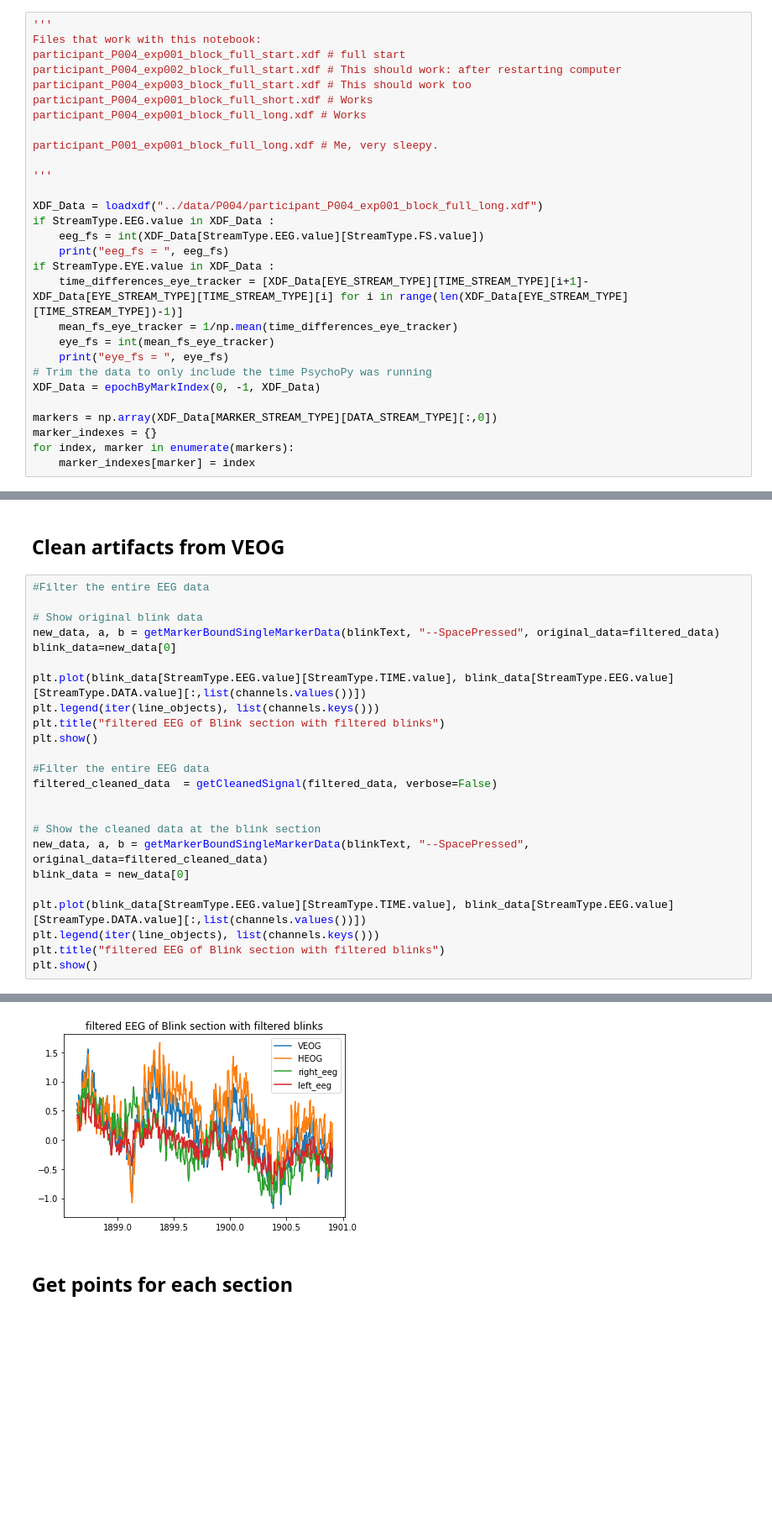
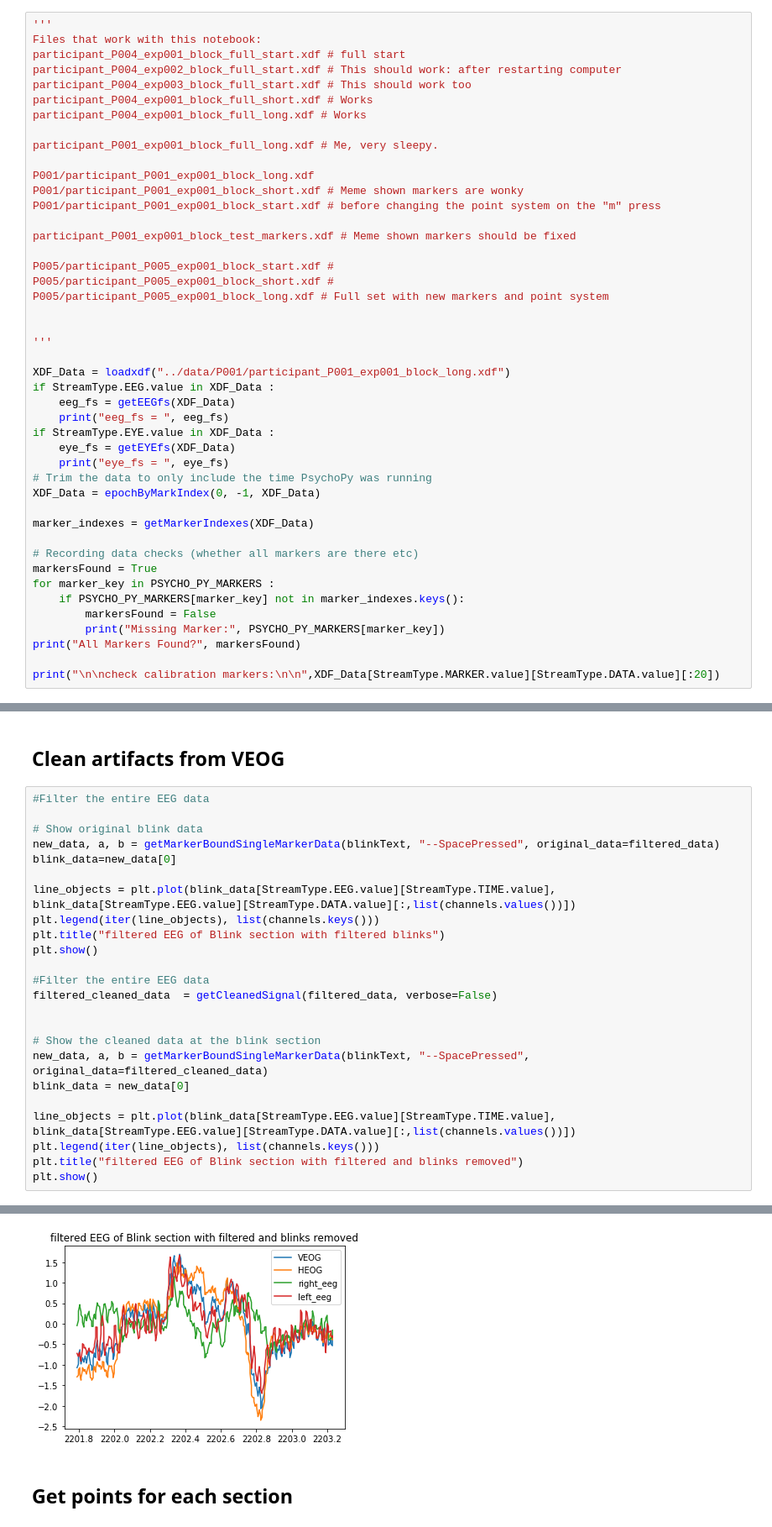
Before and after one commit to D1o0g9s/MyND, a Jupyter notebook: Data Analysis/03_Data Analysis Part 2.ipynb, the cells around one changed output, grey strips where cells are left out. Shown: that part at 84% size. Drawn from its saved outputs; the diff is of its cells as text; blank space fills up the shorter version.

```diff
--- a/Data Analysis/03_Data Analysis Part 2.ipynb
+++ b/Data Analysis/03_Data Analysis Part 2.ipynb
@@ -38,23 +175,39 @@ participant_P004_exp001_block_full_long.xdf # Works
 
 participant_P001_exp001_block_full_long.xdf # Me, very sleepy.
 
+P001/participant_P001_exp001_block_long.xdf
+P001/participant_P001_exp001_block_short.xdf # Meme shown markers are wonky
+P001/participant_P001_exp001_block_start.xdf # before changing the point system on the "m" press
+
+participant_P001_exp001_block_test_markers.xdf # Meme shown markers should be fixed
+
+P005/participant_P005_exp001_block_start.xdf #
+P005/participant_P005_exp001_block_short.xdf #
+P005/participant_P005_exp001_block_long.xdf # Full set with new markers and point system
+
+
 '''
 
-XDF_Data = loadxdf("../data/P004/participant_P004_exp001_block_full_long.xdf")
+XDF_Data = loadxdf("../data/P001/participant_P001_exp001_block_long.xdf")
 if StreamType.EEG.value in XDF_Data :
-    eeg_fs = int(XDF_Data[StreamType.EEG.value][StreamType.FS.value])
+    eeg_fs = getEEGfs(XDF_Data)
     print("eeg_fs = ", eeg_fs)
 if StreamType.EYE.value in XDF_Data :
-    time_differences_eye_tracker = [XDF_Data[EYE_STREAM_TYPE][TIME_STREAM_TYPE][i+1]-XDF_Data[EYE_STREAM_TYPE][TIME_STREAM_TYPE][i] for i in range(len(XDF_Data[EYE_STREAM_TYPE][TIME_STREAM_TYPE])-1)]
-    mean_fs_eye_tracker = 1/np.mean(time_differences_eye_tracker)
-    eye_fs = int(mean_fs_eye_tracker)
+    eye_fs = getEYEfs(XDF_Data)
     print("eye_fs = ", eye_fs)
 # Trim the data to only include the time PsychoPy was running
 XDF_Data = epochByMarkIndex(0, -1, XDF_Data)
 
-markers = np.array(XDF_Data[MARKER_STREAM_TYPE][DATA_STREAM_TYPE][:,0])
-marker_indexes = {}
-for index, marker in enumerate(markers):
-    marker_indexes[marker] = index
+marker_indexes = getMarkerIndexes(XDF_Data)
+
+# Recording data checks (whether all markers are there etc)
+markersFound = True
+for marker_key in PSYCHO_PY_MARKERS :
+    if PSYCHO_PY_MARKERS[marker_key] not in marker_indexes.keys():
+        markersFound = False
+        print("Missing Marker:", PSYCHO_PY_MARKERS[marker_key])
+print("All Markers Found?", markersFound)
+
+print("\n\ncheck calibration markers:\n\n",XDF_Data[StreamType.MARKER.value][StreamType.DATA.value][:20])
 # %% [output]
 eeg_fs =  250
@@ -113,7 +268,7 @@ plt.show()
 new_data, a, b = getMarkerBoundSingleMarkerData(blinkText, "--SpacePressed", original_data=filtered_data)
 blink_data=new_data[0]
 
-plt.plot(blink_data[StreamType.EEG.value][StreamType.TIME.value], blink_data[StreamType.EEG.value][StreamType.DATA.value][:,list(channels.values())])
+line_objects = plt.plot(blink_data[StreamType.EEG.value][StreamType.TIME.value], blink_data[StreamType.EEG.value][StreamType.DATA.value][:,list(channels.values())])
 plt.legend(iter(line_objects), list(channels.keys()))
 plt.title("filtered EEG of Blink section with filtered blinks")
 plt.show()
@@ -126,8 +281,8 @@ filtered_cleaned_data  = getCleanedSignal(filtered_data, verbose=False)
 new_data, a, b = getMarkerBoundSingleMarkerData(blinkText, "--SpacePressed", original_data=filtered_cleaned_data)
 blink_data = new_data[0]
 
-plt.plot(blink_data[StreamType.EEG.value][StreamType.TIME.value], blink_data[StreamType.EEG.value][StreamType.DATA.value][:,list(channels.values())])
+line_objects = plt.plot(blink_data[StreamType.EEG.value][StreamType.TIME.value], blink_data[StreamType.EEG.value][StreamType.DATA.value][:,list(channels.values())])
 plt.legend(iter(line_objects), list(channels.keys()))
-plt.title("filtered EEG of Blink section with filtered blinks")
+plt.title("filtered EEG of Blink section with filtered and blinks removed")
 plt.show()
 # %% [output]
@@ -135,4 +290,4 @@ plt.show()
-[figure, old version]
+[figure, new version]
 # %% [markdown]
 ## Get points for each section
 # %%
```
Also changed, not shown: parts of 85 cells of this notebook, 49 other files.
